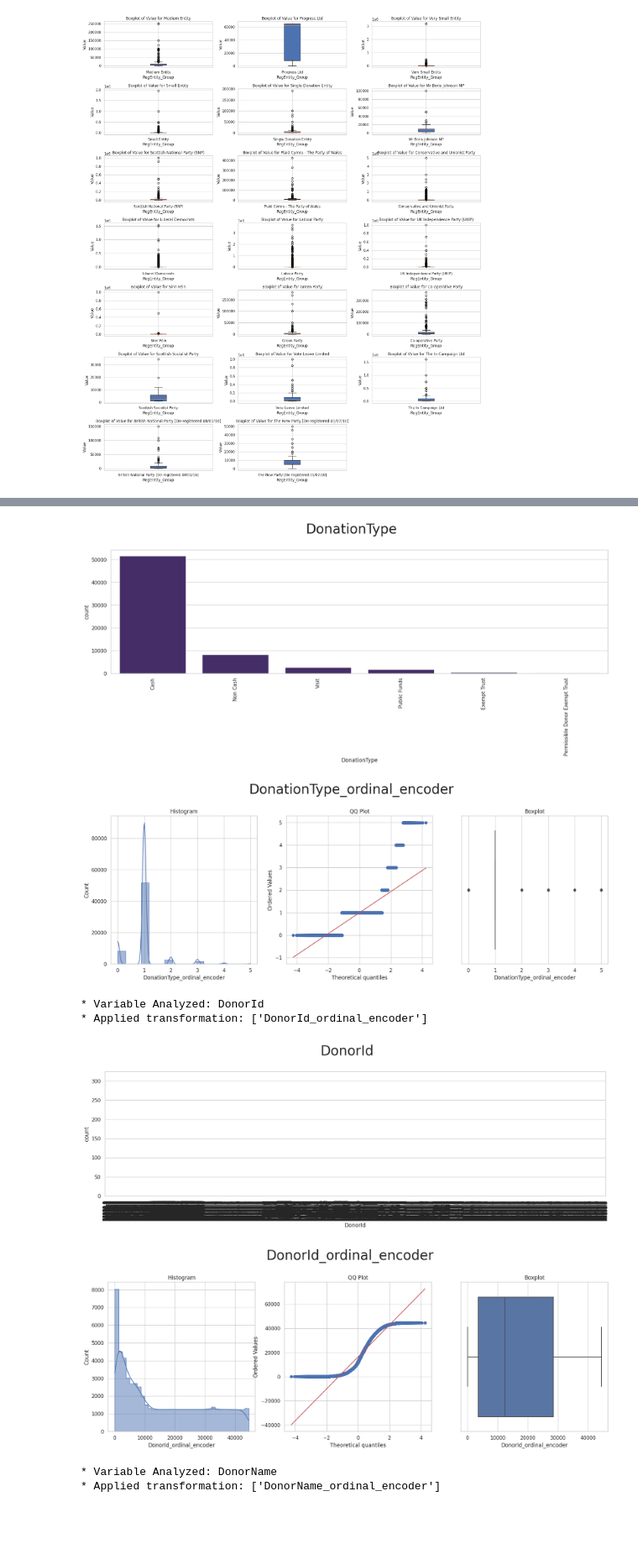
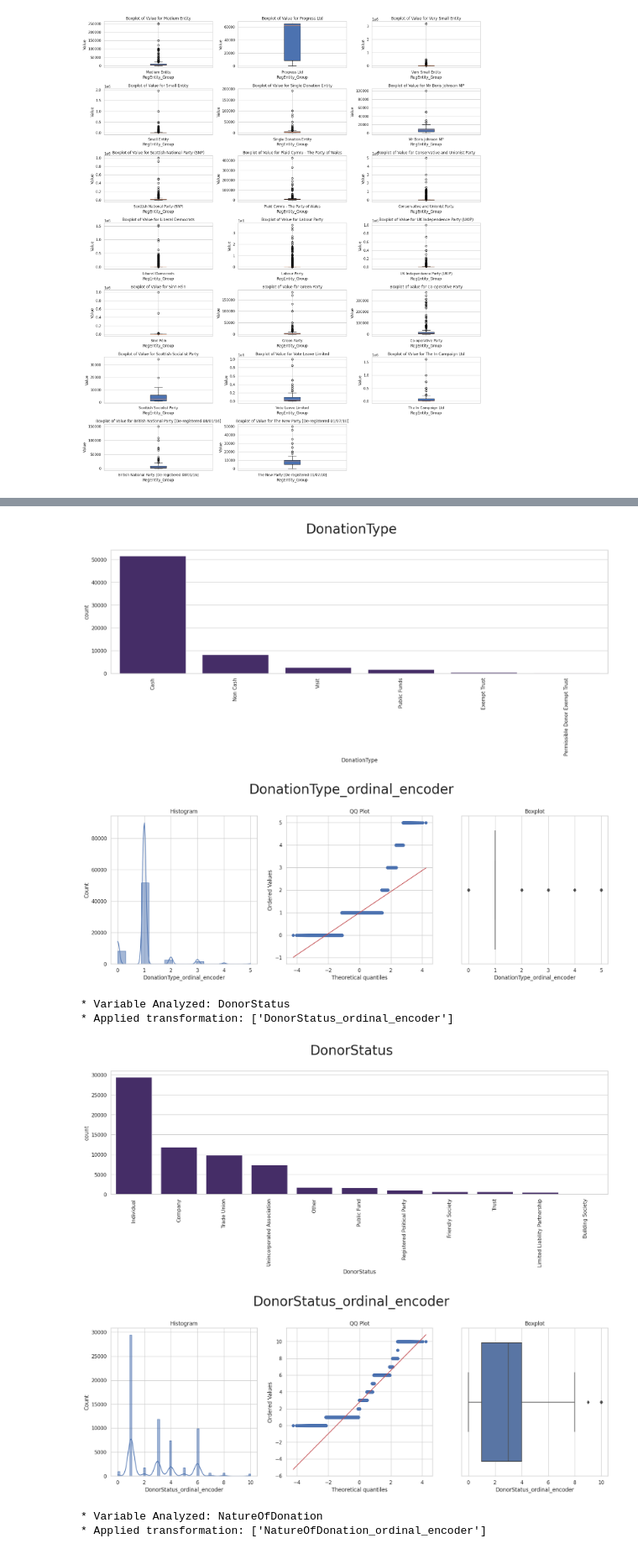
Before and after one commit to Hysnap/PoliticalDonations_Repository, a Jupyter notebook: jupyter_notebooks/DataManipulationTrial.ipynb, the cells around one changed output, grey strips where cells are left out. Shown at 84% size. Cells and saved outputs as stored; diff of their text form; code cells hidden in the pictures; blank space fills up the shorter version.

```diff
--- a/jupyter_notebooks/DataManipulationTrial.ipynb
+++ b/jupyter_notebooks/DataManipulationTrial.ipynb
@@ -490,6 +491,9 @@ Groupings = 10
 Value_Category_two = pd.qcut(df['Value'],q=Groupings)
 df = pd.concat([Value_Category_two, df],axis=1, join="inner")
 df.columns.values[0]='Value_Category'
+# %%
+# set Value_Category to Object
+df['Value_Category'] = df['Value_Category'].astype(object)
 # %%
 RegulatedEntity_df = df.groupby('RegulatedEntityName').agg({'Value': ['sum', 'count', 'mean']})
 
@@ -716,7 +723,7 @@ df = df.drop(['CompanyRegistrationNumber',
             'DonationAction',
              'Postcode',
              'RegulatedDoneeType',
-             'ECRef',
+             # 'ECRef',
              'IsAggregation',
              'IsBequest',
              'IsSponsorship',
@@ -725,14 +732,3 @@ df = df.drop(['CompanyRegistrationNumber',
              'RegulatedEntityName',
              'RegulatedEntityType'
              ], axis=1)
-
-# DataSummary post clean
-summary_df2 = pd.DataFrame({
-    'DataType': df.dtypes,
-    'UniqueValues': df.nunique(),
-    'RowsWithData': len(df)-df.isnull().sum(),
-    'NullValues':df.isnull().sum(),
-    'SkewScore':df.skew(),
-    'Kurtosis':df.kurtosis()
-}).reset_index().rename(columns={'index': 'Column'})
-summary_df2
@@ -741,37 +769,38 @@ KeyError: "['CompanyRegistrationNumber', 'DonationAction', 'Postcode', 'Regulate
 # %%
 """
 	Column	DataType	UniqueValues	RowsWithData	NullValues	SkewScore	Kurtosis
 0	DonationType	object	6	64935	0	NaN	NaN
 1	DonorId	object	44481	64935	0	0.631383	-0.530352
 2	DonorName	object	18787	64935	0	NaN	NaN
 3	DonorStatus	object	11	64935	0	NaN	NaN
-4	NatureOfDonation	object	33	64935	0	NaN	NaN
-5	QtrsSinceLastElection	int64	22	64935	0	0.121860	-1.251056
-6	ReceivedDate	datetime64[ns]	6057	64935	0	NaN	NaN
-7	RegEntity_Group	object	20	64935	0	NaN	NaN
-8	Value_Category	category	10	64935	0	NaN	NaN
+4	ECRef	object	64935	64935	0	NaN	NaN
+5	NatureOfDonation	object	33	64935	0	NaN	NaN
+6	QtrsSinceLastElection	int64	22	64935	0	0.121860	-1.251056
+7	ReceivedDate	datetime64[ns]	6057	64935	0	NaN	NaN
+8	RegEntity_Group	object	20	64935	0	NaN	NaN
+9	Value	float64	11210	64935	0	19.373063	604.980827
+10	Value_Category	object	10	64935	0	NaN	NaN
 * Variable Analyzed: Value
 * Applied transformation: ['Value_power', 'Value_yeo_johnson']
 
 """
 variables_engineering= ['DonationType',
-    'DonorName',
     'DonorStatus',
     'NatureOfDonation',
     'RegEntity_Group',
     'Value_Category'
     ]
 df_engineering = df[variables_engineering].copy()
 # 'numerical', 'ordinal_encoder',  'outlier_winsorizer'
 df_engineering = FeatureEngineeringAnalysis(df=df_engineering.dropna(),analysis_type='ordinal_encoder')
 # %% [output]
 * Variable Analyzed: DonationType
 * Applied transformation: ['DonationType_ordinal_encoder']
 [figure]
 [figure]
-* Variable Analyzed: DonorId
-* Applied transformation: ['DonorId_ordinal_encoder']
+* Variable Analyzed: DonorStatus
+* Applied transformation: ['DonorStatus_ordinal_encoder']
-[figure, old version]
+[figure, new version]
-[figure, old version]
+[figure, new version]
-* Variable Analyzed: DonorName
-* Applied transformation: ['DonorName_ordinal_encoder']
+* Variable Analyzed: NatureOfDonation
+* Applied transformation: ['NatureOfDonation_ordinal_encoder']
```
Also changed, not shown: parts of 11 cells of this notebook.
